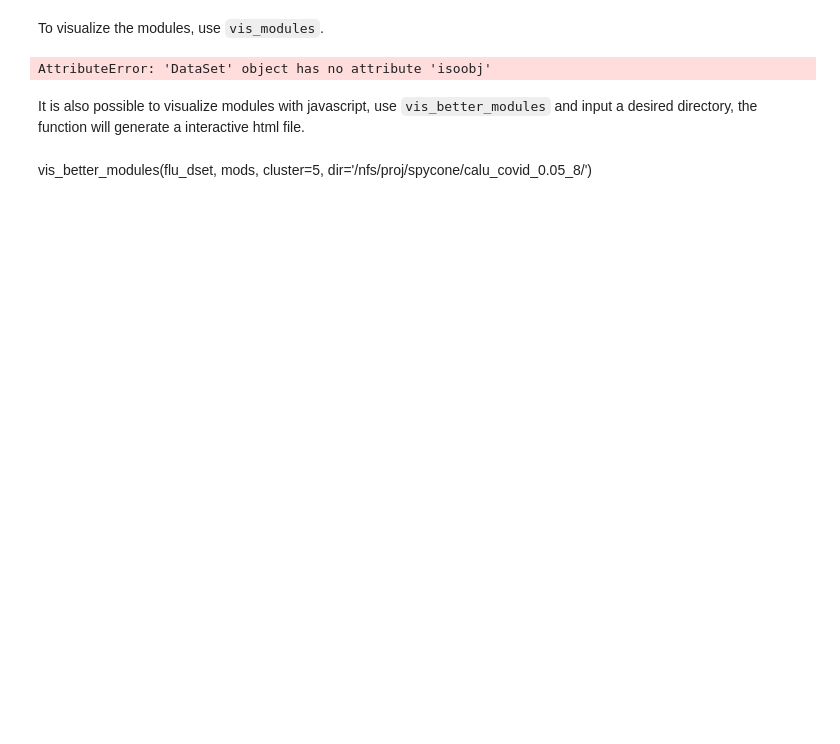
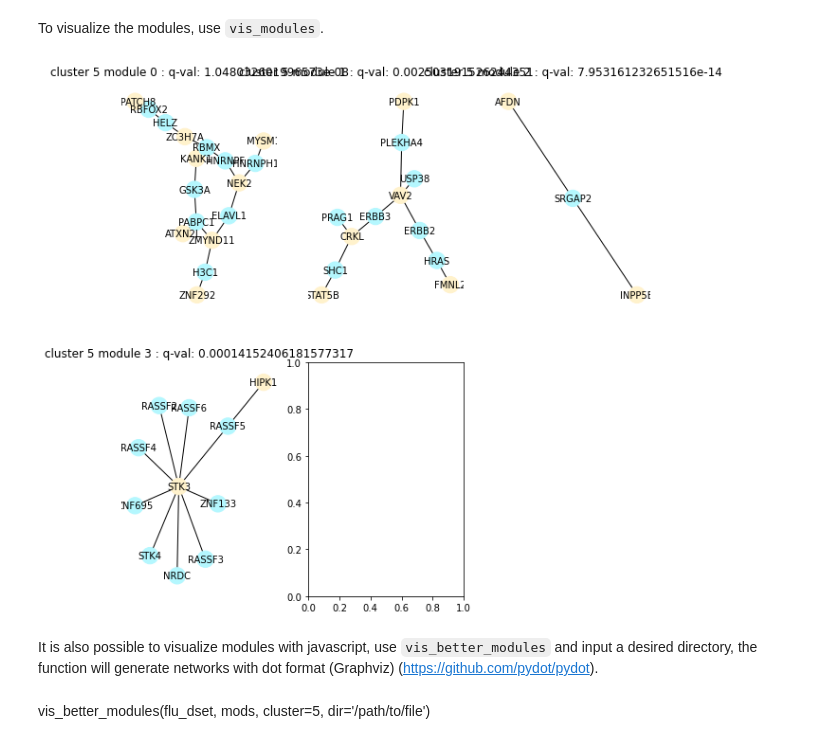
Before and after one commit to yollct/spycone, a Jupyter notebook: docs/source/gene-level-workflow.ipynb, the cells around one changed output. Saved outputs shown, nothing was run; the diff lists cells and outputs as text; code cells hidden in the pictures; blank space fills up the shorter version.

```diff
--- a/docs/source/gene-level-workflow.ipynb
+++ b/docs/source/gene-level-workflow.ipynb
@@ -41,7 +44,7 @@ flu_dset = spy.dataset(ts=flu_ts,
 # %% [markdown]
 Import biological network of your choice with `BioNetwork`, Spycone provides Biogrid, IID network in entrez ID as node name. Please specify the keytype if you are using a different ID.
 # %%
-bionet = spy.BioNetwork("human")
+bionet = spy.BioNetwork("human", data=(('weight',float),))
 # %% [markdown]
 ## Preprocessing
 
@@ -117,4 +117,2 @@ spy.gsea_plot(asclu_go, cluster=11, nterms=15)
 # %% [markdown]
 ## Run DOMINO
-# %%
-mod = spy.run_domino(asclu, network_file="./spycone_pkg/spycone/data/network/9606_biogrid_entrez.tab")
@@ -140,0 +119,2 @@ Cluster 9 found 0 module(s).
+# %%
+mods = spy.run_domino(asclu, network_file=bionet, output_file_path="./slices/newslices.txt")
@@ -142,10 +137,10 @@ Cluster 9 found 0 module(s).
 To visualize the modules, use `vis_modules`.
 # %%
 %matplotlib inline
-spy.vis_modules(mod, flu_dset, cluster=11, size=1)
+spy.vis_modules(mods, flu_dset, cluster=5, size=0)
 # %% [output]
-AttributeError: 'DataSet' object has no attribute 'isoobj'
+[figure, added]
 # %% [markdown]
-It is also possible to visualize modules with javascript, use `vis_better_modules` and input a desired directory, the function will generate a interactive html file.
+It is also possible to visualize modules with javascript, use `vis_better_modules` and input a desired directory, the function will generate networks with dot format (Graphviz) (https://github.com/pydot/pydot).
 # %% [markdown]
-vis_better_modules(flu_dset, mods, cluster=5, dir='/nfs/proj/spycone/calu_covid_0.05_8/')
+vis_better_modules(flu_dset, mods, cluster=5, dir='/path/to/file')
```
Also changed, not shown: parts of 8 cells of this notebook, 5 other files.
